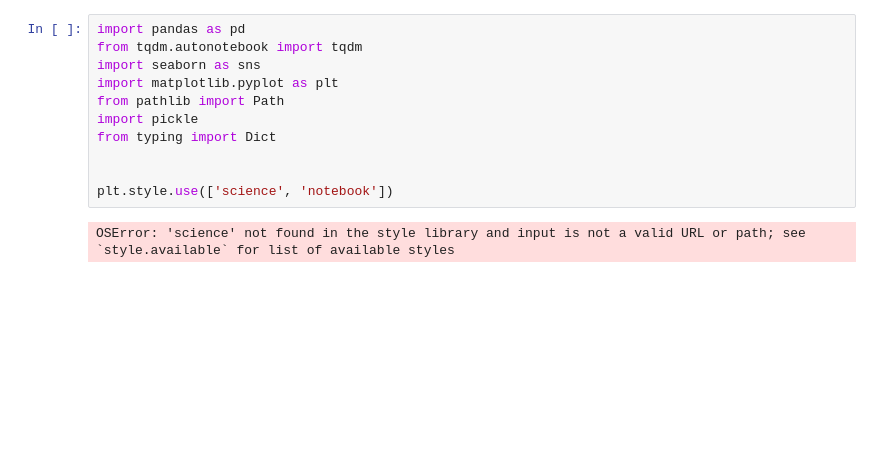
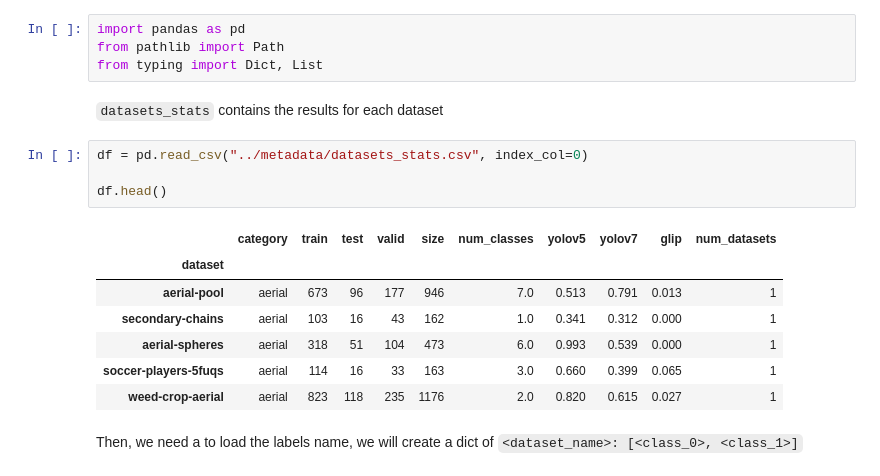
Before and after one commit to roboflow/roboflow-100-benchmark, a Jupyter notebook: notebooks/zero_shot_analysis.ipynb, the cells around one changed output. Drawn from its saved outputs; the diff is of its cells as text; blank space fills up the shorter version.

```diff
--- a/notebooks/zero_shot_analysis.ipynb
+++ b/notebooks/zero_shot_analysis.ipynb
@@ -1,13 +9,20 @@
 # %%
 import pandas as pd
-from tqdm.autonotebook import tqdm
-import seaborn as sns
-import matplotlib.pyplot as plt
 from pathlib import Path
-import pickle
-from typing import Dict
-
-
-plt.style.use(['science', 'notebook'])
+from typing import Dict, List
-# %% [output]
-OSError: 'science' not found in the style library and input is not a valid URL or path; see `style.available` for list of available styles
+# %% [markdown]
+`datasets_stats` contains the results for each dataset
+# %%
+df = pd.read_csv("../metadata/datasets_stats.csv", index_col=0)
+
+df.head()
+# %% [output]
+|  | category | train | test | valid | size | num_classes | yolov5 | yolov7 | glip | num_datasets |
+| dataset |  |  |  |  |  |  |  |  |  |  |
+| aerial-pool | aerial | 673 | 96 | 177 | 946 | 7.0 | 0.513 | 0.791 | 0.013 | 1 |
+| secondary-chains | aerial | 103 | 16 | 43 | 162 | 1.0 | 0.341 | 0.312 | 0.000 | 1 |
+| aerial-spheres | aerial | 318 | 51 | 104 | 473 | 6.0 | 0.993 | 0.539 | 0.000 | 1 |
+| soccer-players-5fuqs | aerial | 114 | 16 | 33 | 163 | 3.0 | 0.660 | 0.399 | 0.065 | 1 |
+| weed-crop-aerial | aerial | 823 | 118 | 235 | 1176 | 2.0 | 0.820 | 0.615 | 0.027 | 1 |
+# %% [markdown]
+Then, we need a to load the labels name, we will create a dict of `<dataset_name>: [<class_0>, <class_1>]`
```
Also changed, not shown: parts of 11 cells of this notebook, 1 other file.
